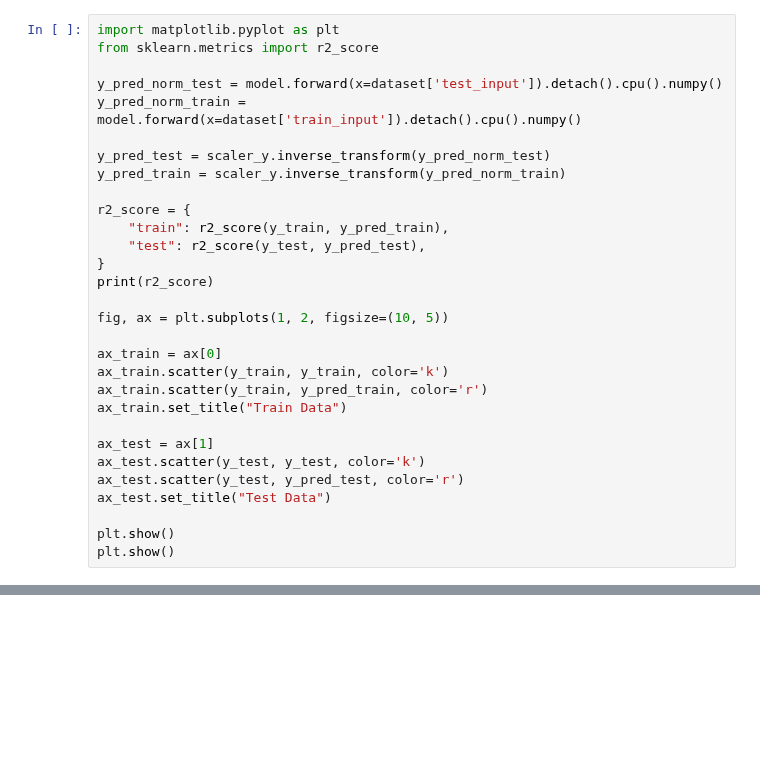
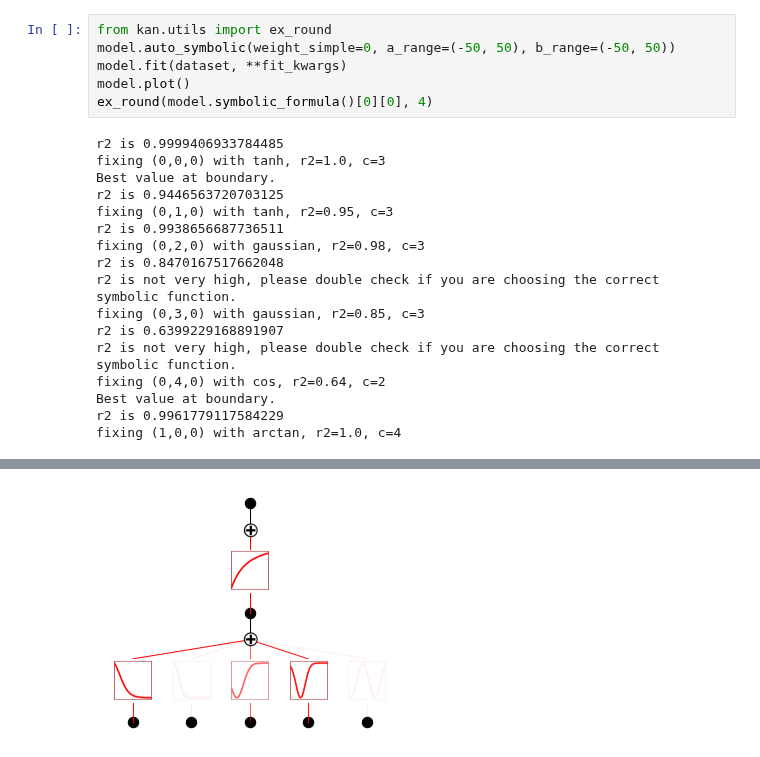
Before and after one commit to Hyein-coder/pykan, a Jupyter notebook: github/workflows/Hyein/material_02_AgNP.ipynb, the cells around one changed output, grey strips where cells are left out. Drawn from its saved outputs; the diff is of its cells as text; blank space fills up the shorter version.

```diff
--- a/github/workflows/Hyein/material_02_AgNP.ipynb
+++ b/github/workflows/Hyein/material_02_AgNP.ipynb
@@ -91,30 +103,23 @@ plt.show()
 # %%
-import matplotlib.pyplot as plt
-from sklearn.metrics import r2_score
-
-y_pred_norm_test = model.forward(x=dataset['test_input']).detach().cpu().numpy()
-y_pred_norm_train = model.forward(x=dataset['train_input']).detach().cpu().numpy()
-
-y_pred_test = scaler_y.inverse_transform(y_pred_norm_test)
-y_pred_train = scaler_y.inverse_transform(y_pred_norm_train)
-
-r2_score = {
-    "train": r2_score(y_train, y_pred_train),
-    "test": r2_score(y_test, y_pred_test),
-}
-print(r2_score)
-
-fig, ax = plt.subplots(1, 2, figsize=(10, 5))
-
-ax_train = ax[0]
-ax_train.scatter(y_train, y_train, color='k')
-ax_train.scatter(y_train, y_pred_train, color='r')
-ax_train.set_title("Train Data")
-
-ax_test = ax[1]
-ax_test.scatter(y_test, y_test, color='k')
-ax_test.scatter(y_test, y_pred_test, color='r')
-ax_test.set_title("Test Data")
-
-plt.show()
-plt.show()
+from kan.utils import ex_round
+model.auto_symbolic(weight_simple=0, a_range=(-50, 50), b_range=(-50, 50))
+model.fit(dataset, **fit_kwargs)
+model.plot()
+ex_round(model.symbolic_formula()[0][0], 4)
+# %% [output]
+r2 is 0.9999406933784485
+fixing (0,0,0) with tanh, r2=1.0, c=3
+Best value at boundary.
+r2 is 0.9446563720703125
+fixing (0,1,0) with tanh, r2=0.95, c=3
+r2 is 0.9938656687736511
+fixing (0,2,0) with gaussian, r2=0.98, c=3
+r2 is 0.8470167517662048
+r2 is not very high, please double check if you are choosing the correct symbolic function.
+fixing (0,3,0) with gaussian, r2=0.85, c=3
+r2 is 0.6399229168891907
+r2 is not very high, please double check if you are choosing the correct symbolic function.
+fixing (0,4,0) with cos, r2=0.64, c=2
+Best value at boundary.
+r2 is 0.9961779117584229
+fixing (1,0,0) with arctan, r2=1.0, c=4
@@ -120,0 +127 @@ plt.show()
+[figure, added]
```
Also changed, not shown: parts of 11 cells of this notebook, 2 other files.
